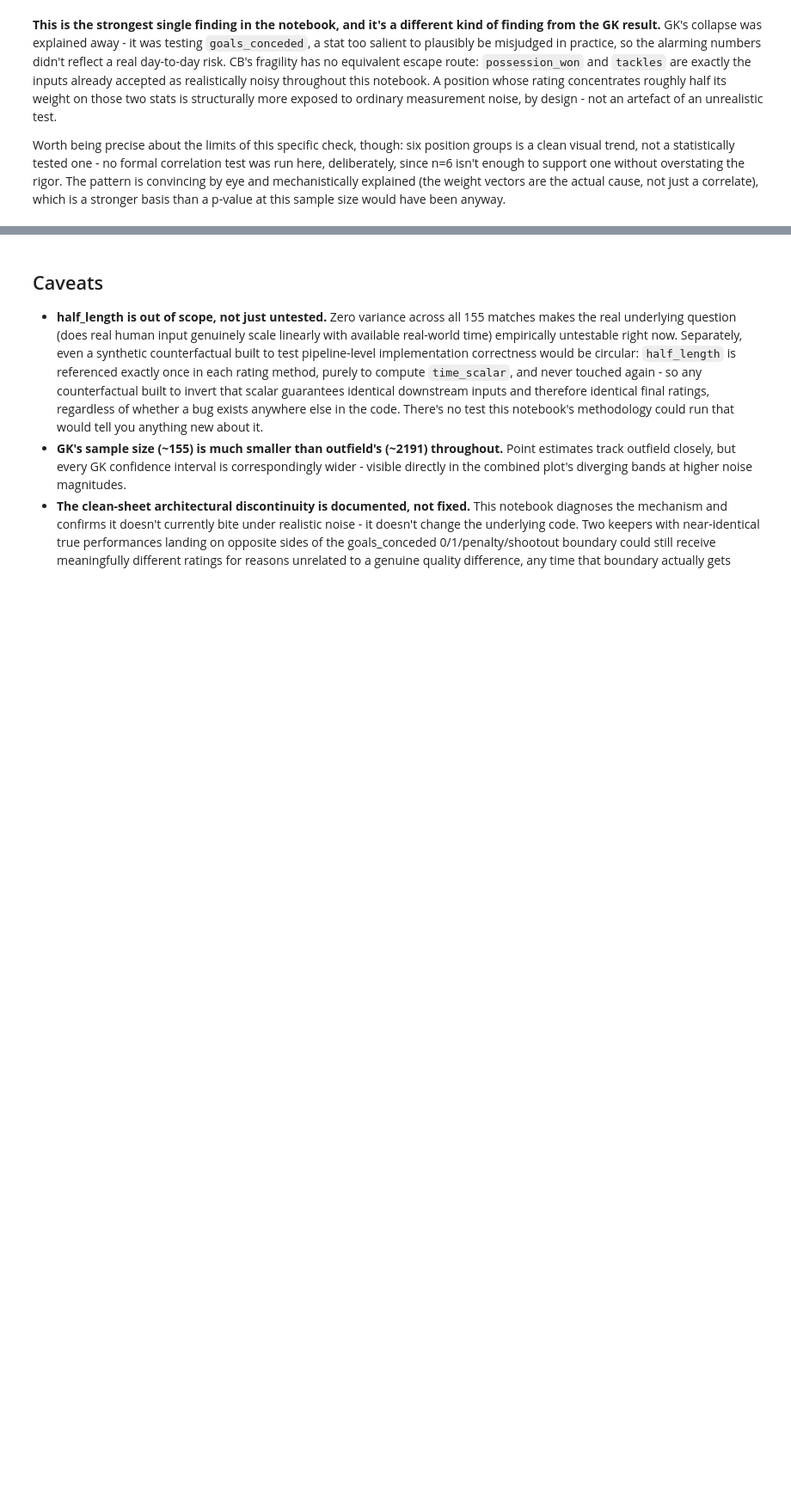
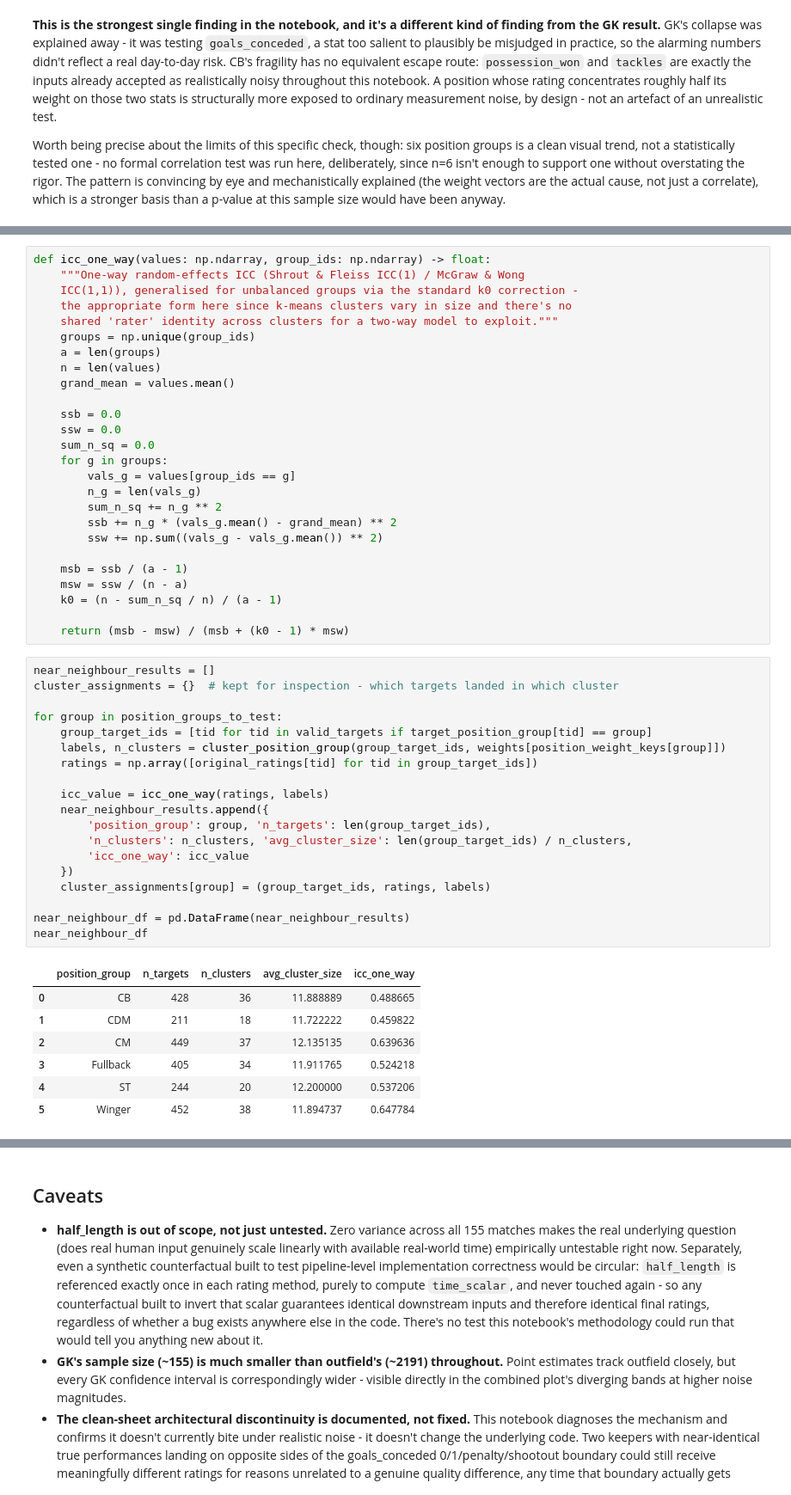
Before and after one commit to Kaziksobo/Gaffers-Clipboard, a Jupyter notebook: workshop/ratings_validation/rating_reliability.ipynb, the cells around one changed output, grey strips where cells are left out. Shown at 86% size. Cells and saved outputs as stored; diff of their text form; blank space fills up the shorter version.

```diff
--- a/workshop/ratings_validation/rating_reliability.ipynb
+++ b/workshop/ratings_validation/rating_reliability.ipynb
@@ -915,0 +984,53 @@ have been anyway.
+# %%
+def icc_one_way(values: np.ndarray, group_ids: np.ndarray) -> float:
+    """One-way random-effects ICC (Shrout & Fleiss ICC(1) / McGraw & Wong
+    ICC(1,1)), generalised for unbalanced groups via the standard k0 correction -
+    the appropriate form here since k-means clusters vary in size and there's no
+    shared 'rater' identity across clusters for a two-way model to exploit."""
+    groups = np.unique(group_ids)
+    a = len(groups)
+    n = len(values)
+    grand_mean = values.mean()
+
+    ssb = 0.0
+    ssw = 0.0
+    sum_n_sq = 0.0
+    for g in groups:
+        vals_g = values[group_ids == g]
+        n_g = len(vals_g)
+        sum_n_sq += n_g ** 2
+        ssb += n_g * (vals_g.mean() - grand_mean) ** 2
+        ssw += np.sum((vals_g - vals_g.mean()) ** 2)
+
+    msb = ssb / (a - 1)
+    msw = ssw / (n - a)
+    k0 = (n - sum_n_sq / n) / (a - 1)
+
+    return (msb - msw) / (msb + (k0 - 1) * msw)
+# %%
+near_neighbour_results = []
+cluster_assignments = {}  # kept for inspection - which targets landed in which cluster
+
+for group in position_groups_to_test:
+    group_target_ids = [tid for tid in valid_targets if target_position_group[tid] == group]
+    labels, n_clusters = cluster_position_group(group_target_ids, weights[position_weight_keys[group]])
+    ratings = np.array([original_ratings[tid] for tid in group_target_ids])
+
+    icc_value = icc_one_way(ratings, labels)
+    near_neighbour_results.append({
+        'position_group': group, 'n_targets': len(group_target_ids),
+        'n_clusters': n_clusters, 'avg_cluster_size': len(group_target_ids) / n_clusters,
+        'icc_one_way': icc_value
+    })
+    cluster_assignments[group] = (group_target_ids, ratings, labels)
+
+near_neighbour_df = pd.DataFrame(near_neighbour_results)
+near_neighbour_df
+# %% [output]
+|  | position_group | n_targets | n_clusters | avg_cluster_size | icc_one_way |
+| 0 | CB | 428 | 36 | 11.888889 | 0.488665 |
+| 1 | CDM | 211 | 18 | 11.722222 | 0.459822 |
+| 2 | CM | 449 | 37 | 12.135135 | 0.639636 |
+| 3 | Fullback | 405 | 34 | 11.911765 | 0.524218 |
+| 4 | ST | 244 | 20 | 12.200000 | 0.537206 |
+| 5 | Winger | 452 | 38 | 11.894737 | 0.647784 |
```
Also changed, not shown: parts of 10 cells of this notebook.
